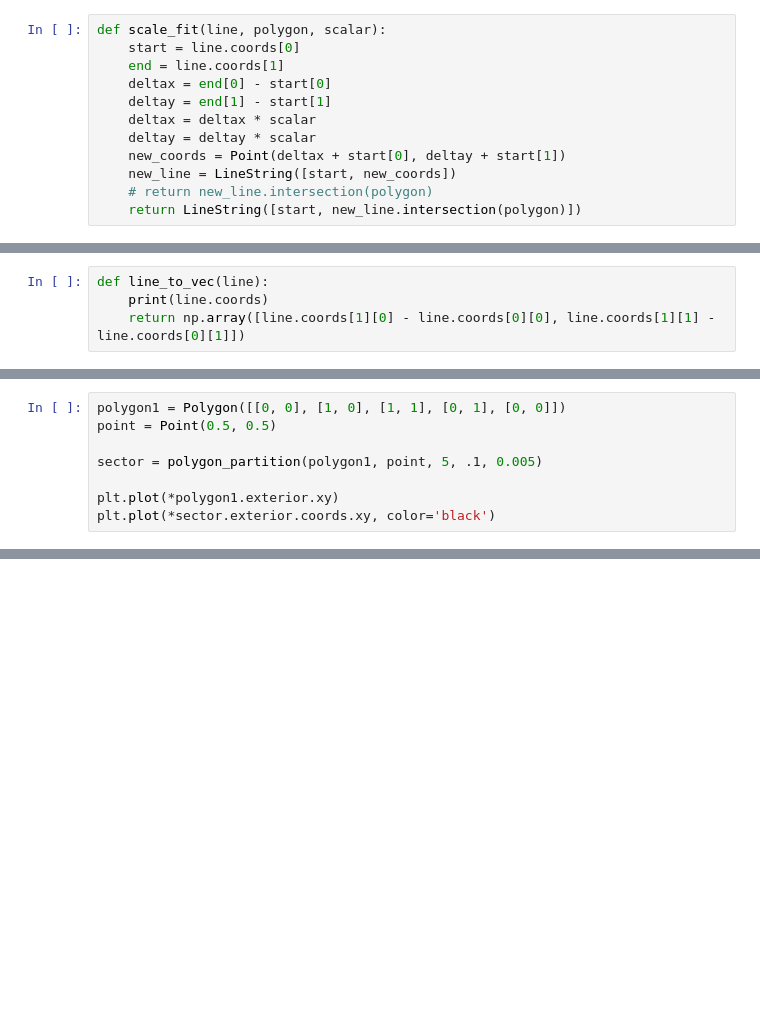
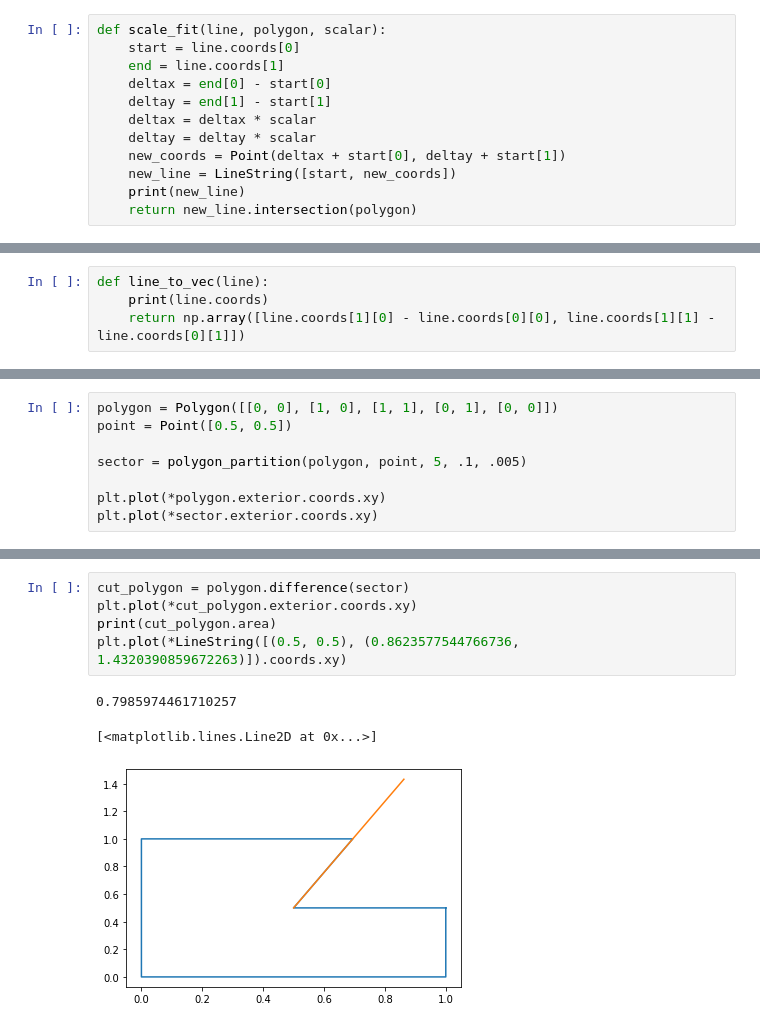
Before and after one commit to DanielNoble/Aerospace, a Jupyter notebook: Polygon_Partitioning.ipynb, the cells around one changed output, grey strips where cells are left out. Drawn from its saved outputs; the diff is of its cells as text; blank space fills up the shorter version.

Commit message:
Finished partitioning simple convex polygon

```diff
--- a/Polygon_Partitioning.ipynb
+++ b/Polygon_Partitioning.ipynb
@@ -21,5 +23,5 @@ def scale_fit(line, polygon, scalar):
     deltay = deltay * scalar
     new_coords = Point(deltax + start[0], deltay + start[1])
     new_line = LineString([start, new_coords])
-    # return new_line.intersection(polygon)
-    return LineString([start, new_line.intersection(polygon)])
+    print(new_line)
+    return new_line.intersection(polygon)
@@ -81,12 +81,12 @@ def polygon_partition(shape, origin, n, step, threshold):
     print("succeeded: " + str(sector.area))
     return sector
 # %%
-polygon1 = Polygon([[0, 0], [1, 0], [1, 1], [0, 1], [0, 0]])
-point = Point(0.5, 0.5)
+polygon = Polygon([[0, 0], [1, 0], [1, 1], [0, 1], [0, 0]])
+point = Point([0.5, 0.5])
 
-sector = polygon_partition(polygon1, point, 5, .1, 0.005)
+sector = polygon_partition(polygon, point, 5, .1, .005)
 
-plt.plot(*polygon1.exterior.xy)
-plt.plot(*sector.exterior.coords.xy, color='black')
+plt.plot(*polygon.exterior.coords.xy)
+plt.plot(*sector.exterior.coords.xy)
 # %% [output]
 Target area: 0.2
@@ -94 +111,10 @@ TypeError: ignored
+# %%
+cut_polygon = polygon.difference(sector)
+plt.plot(*cut_polygon.exterior.coords.xy)
+print(cut_polygon.area)
+plt.plot(*LineString([(0.5, 0.5), (0.8623577544766736, 1.4320390859672263)]).coords.xy)
+# %% [output]
+0.7985974461710257
+[<matplotlib.lines.Line2D at 0x...>]
+[figure, added]
 # %%
```
Also changed, not shown: parts of 18 cells of this notebook.
